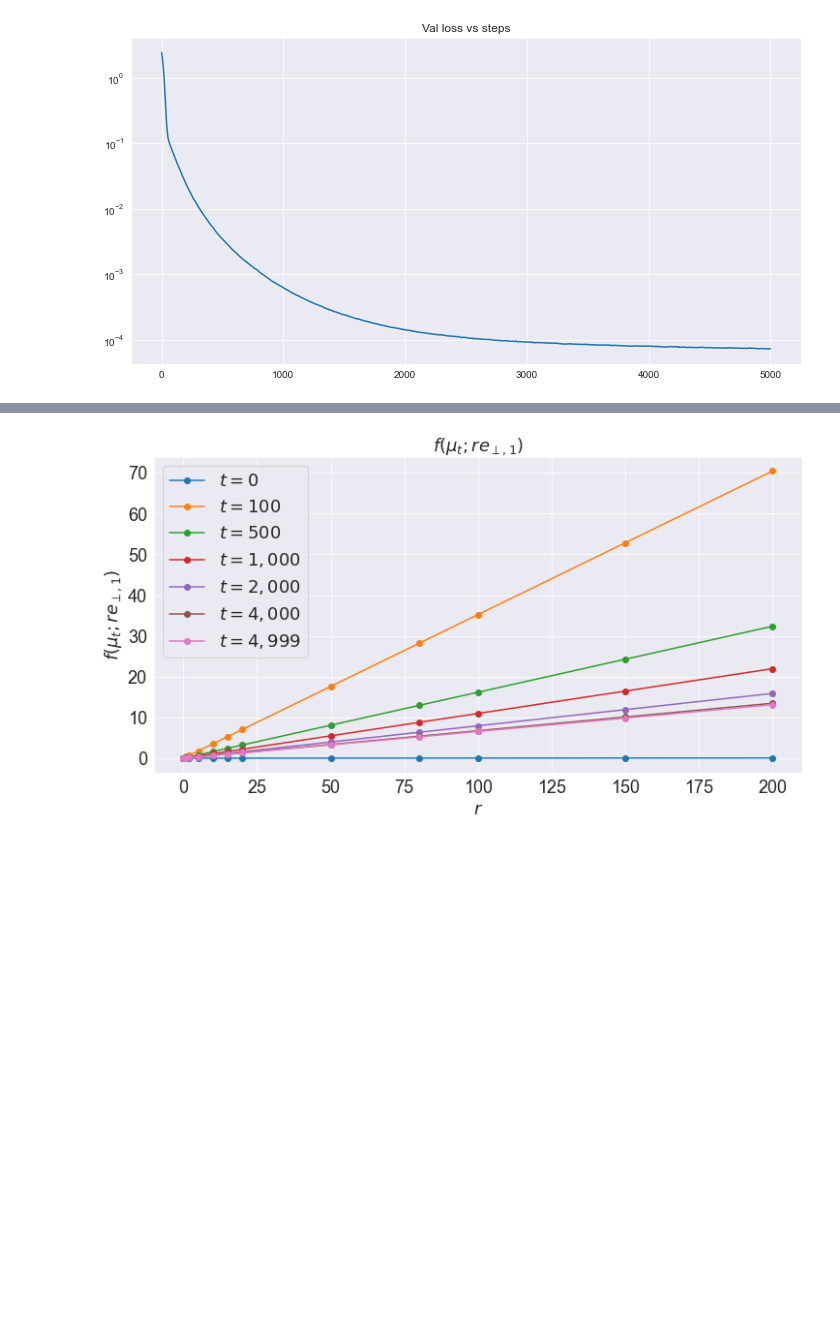
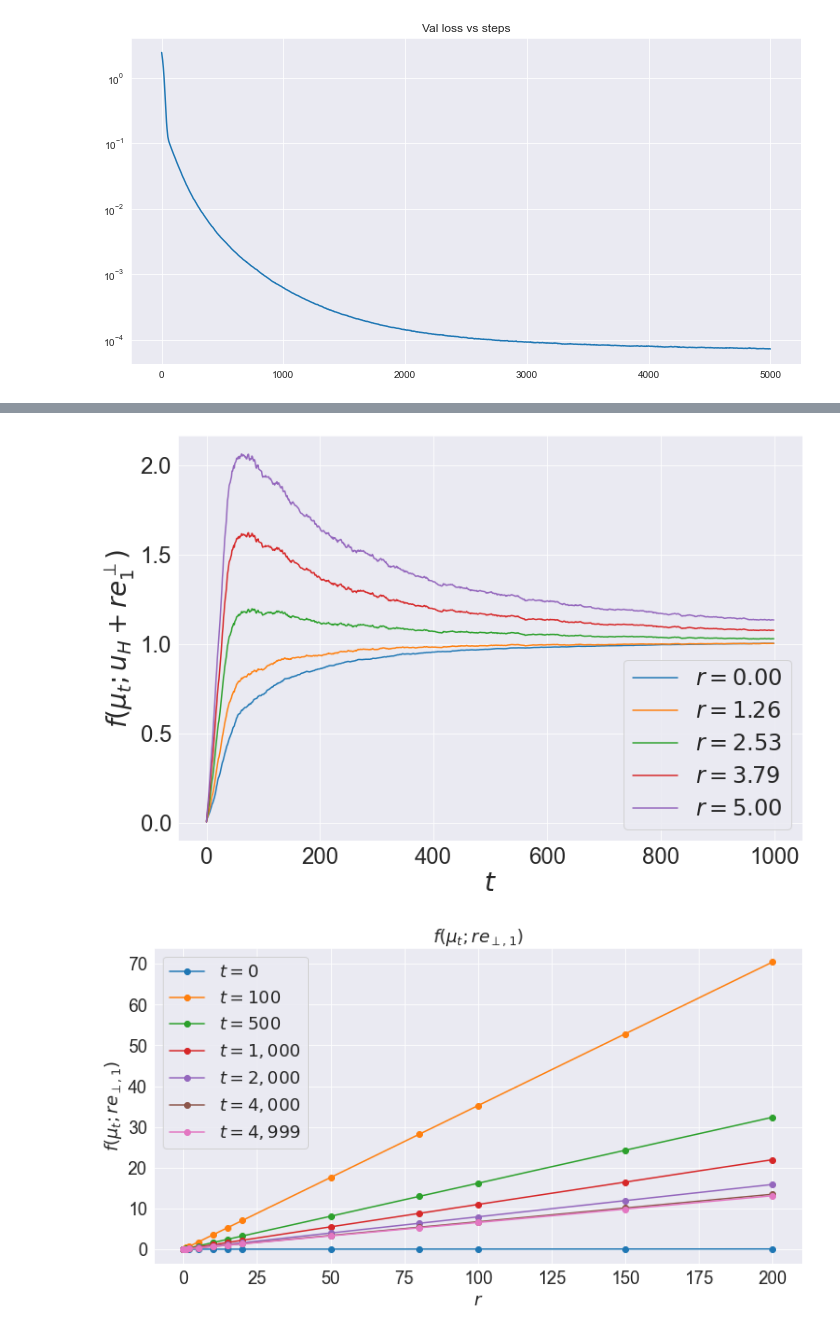
Before and after one commit to karl-hajjar/learning-structure, a Jupyter notebook: learning-structure/notebooks/orthogonal-dependence.ipynb, the cells around one changed output, grey strips where cells are left out. Saved outputs shown, nothing was run; the diff lists cells and outputs as text; code cells hidden in the pictures; blank space fills up the shorter version.

```diff
--- a/learning-structure/notebooks/orthogonal-dependence.ipynb
+++ b/learning-structure/notebooks/orthogonal-dependence.ipynb
@@ -121,2 +160,22 @@ plt.show()
+# %%
+#ts = [0, 100, 500, 1000, 2000, 4000, 4999]
+#ts = [0, 20, 100, 200, 1000]
+sub_r_indices = [0, 25, 50, 75, 99]
+t_max = 1000
+
+figure = plt.figure(figsize=(12, 8))
+for i in sub_r_indices:
+    plt.plot(np.arange(len(y_hats_r[:t_max, i, 0])), y_hats_r[:t_max, i, 0], label='$r={:.2f}$'.format(rs[i, 0]))
+#plt.title('$f(\\mu_t; u_H + r e^{\\perp}_1})$', fontsize=24)
+plt.xlabel('$t$', fontsize=28)
+plt.ylabel('$f(\\mu_t; u_H + r e^{\\perp}_{1})$', fontsize=28)
+plt.xticks(fontsize=24)
+plt.yticks(fontsize=24)
+#plt.yscale('log')
+plt.legend(fontsize=24)
+plt.savefig(os.path.join(FIGURES_DIR, 'perp-depend-t.jpg'), bbox_inches='tight')
+plt.show()
+# %% [output]
+[figure, added]
 # %%
 ts = [0, 100, 500, 1000, 2000, 4000, 4999]
```
Also changed, not shown: parts of 6 cells of this notebook, 3 other files.
